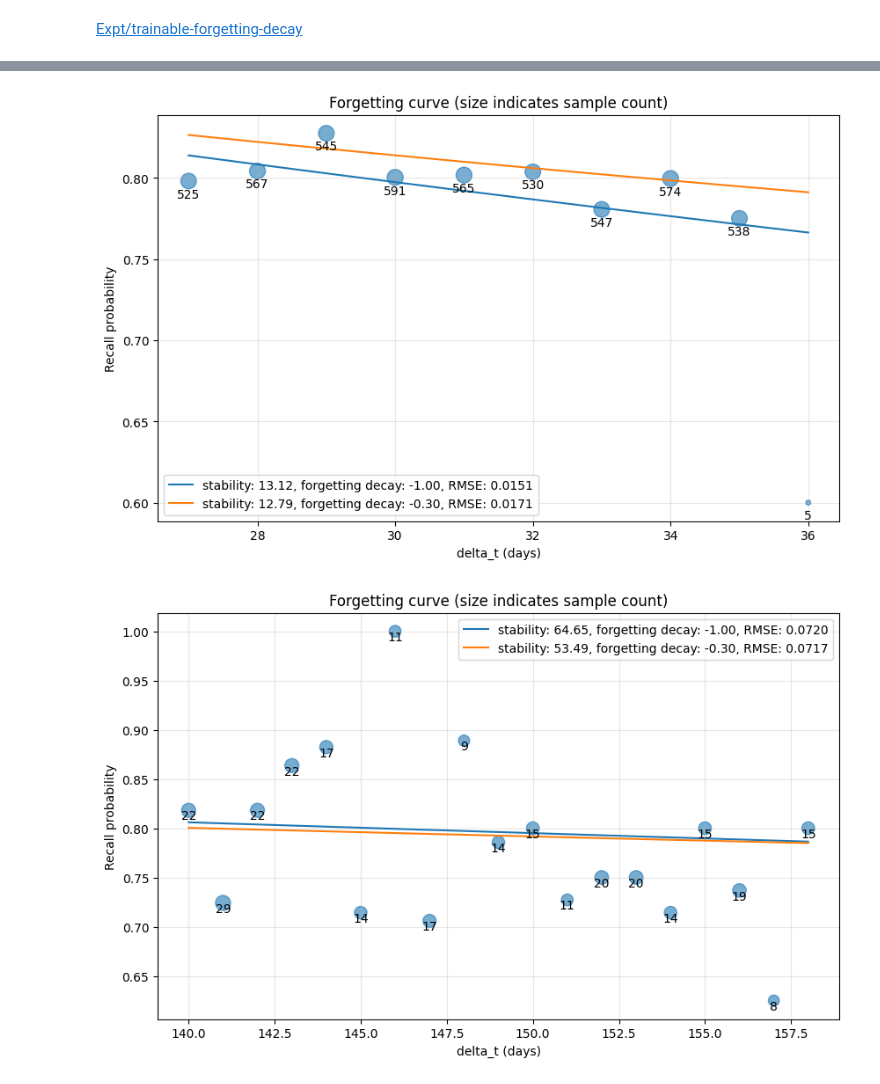
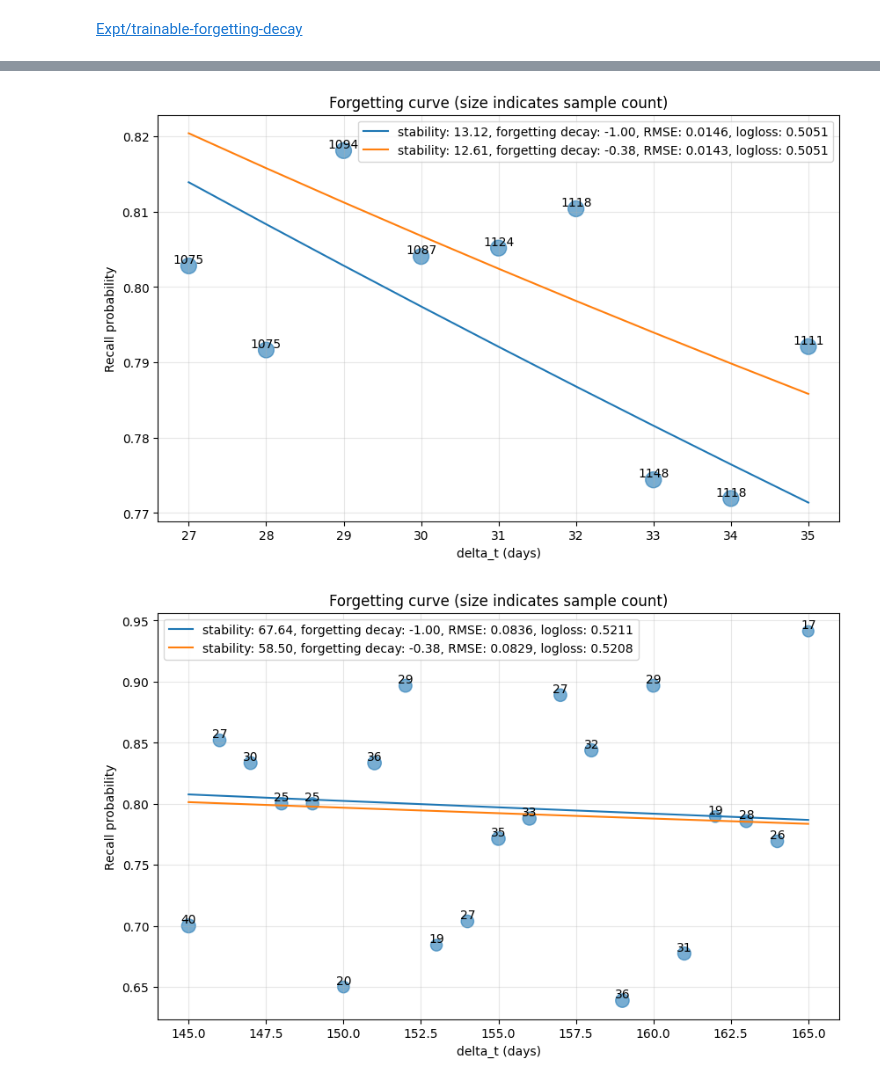
Before and after one commit to open-spaced-repetition/fsrs-trained-on-simulated-data, a Jupyter notebook: trainable-forgetting-decay.ipynb, the cells around one changed output, grey strips where cells are left out. Saved outputs shown, nothing was run; the diff lists cells and outputs as text; code cells hidden in the pictures.

```diff
--- a/trainable-forgetting-decay.ipynb
+++ b/trainable-forgetting-decay.ipynb
@@ -38,7 +38,9 @@ def generate_revlog_from_simulation(initial_parameters, learn_span):
     _, _, _, _, _, revlogs = simulate(
         w=initial_parameters,
         request_retention=0.8,
+        deck_size=20000,
         learn_span=learn_span,
+        max_cost_perday=3600,
         first_rating_offset=np.array([0, 0, 0, 0]),
         first_session_len=np.array([0, 0, 0, 0]),
         forget_rating_offset=0,
@@ -110,6 +112,7 @@ def preprocess_revlog(flattened_revlogs):
 import matplotlib.pyplot as plt
 
 decay_list = []
+trained_parameters = None
 
 def train_and_evaluate(df):
     plt.close("all")
@@ -125,7 +128,8 @@ def train_and_evaluate(df):
     optimizer.define_model()
     optimizer.pretrain(dataset=df, verbose=False)
     optimizer.train(gamma=0, verbose=False)
-    print(optimizer.w)
+    global trained_parameters
+    trained_parameters = optimizer.w
     decay_list.append(optimizer.w[19])
     loss_before, loss_after = optimizer.evaluate(save_to_file=False)
     print(f"loss before: {loss_before:.4f}, loss after: {loss_after:.4f}")
@@ -135,7 +139,7 @@ def train_and_evaluate(df):
     print(f"RMSE(bins): {rmse:.4f}")
     print(f"AUC: {auc:.4f}")
     deviations = []
-    for param, trained_param in zip(initial_parameters, optimizer.w):
+    for param, trained_param in zip(initial_parameters, trained_parameters):
         if param == 0 and trained_param == 0:
             continue
         smape = abs(param - trained_param) / ((abs(param) + abs(trained_param)) / 2)
@@ -158,7 +162,7 @@ def evaluate_initial_parameters(dataset):
     print(f"AUC: {auc:.4f}")
     return loss_after, rmse, auc
 # %%
-learn_span_list = [30, 60, 120, 240, 480, 960]
+learn_span_list = [30, 60, 120, 240, 480, 960, 1920]
 sample_size_list = []
 logloss_list = []
 rmse_list = []
@@ -325,64 +329,43 @@ plt.show()
 # %%
 from fsrs_optimizer import power_forgetting_curve
-from sklearn.metrics import root_mean_squared_error
-
-trained_parameters = [
-    1.2158,
-    2.0148,
-    12.791,
-    47.2239,
-    6.9295,
-    0.4603,
-    1.3643,
-    0.0013,
-    1.3535,
-    0.1389,
-    1.0239,
-    1.6395,
-    0.2077,
-    0.2671,
-    2.4884,
-    0.1325,
-    3.0349,
-    0.0,
-    0.0,
-    0.2989,
-]
+from sklearn.metrics import root_mean_squared_error, log_loss
 
 initial = Optimizer()
 initial.dataset = dataset.copy()
 initial.w = initial_parameters
 loss_before, loss_after = initial.evaluate(save_to_file=False)
 trained = Optimizer()
 trained.dataset = dataset.copy()
 trained.w = trained_parameters
 loss_before, loss_after = trained.evaluate(save_to_file=False)
-for r_history, t_history in [("3", "0"), ("3,3", "0,30")]:
+for r_history in ["3", "3,3", "3,3,3"]:
+    t_history = df[df["r_history"] == r_history]["t_history"].value_counts().index[0]
     stabilities = []
     for df in [initial.dataset, trained.dataset]:
         tmp = df[(df["r_history"] == r_history) & (df["t_history"] == t_history)]
         points = tmp.groupby("delta_t")["y"].agg(["mean", "count"])
         stabilities.append(tmp["stability"].unique()[0])
     y_true = points["mean"]
     plt.figure(figsize=(10, 6))
     plt.scatter(points.index, y_true, s=np.sqrt(points["count"] / sum(points["count"])) * 500, alpha=0.6)
     for x, y in zip(points.index, y_true):
-        plt.text(x, y - 0.012, points["count"][x], ha='center', va='bottom')
+        plt.text(x, y, points["count"][x], ha='center', va='bottom')
 
     for s, d in zip(stabilities, [initial_parameters[19], trained_parameters[19]]):
         y_pred = power_forgetting_curve(points.index, s, -d)
         rmse = root_mean_squared_error(y_true, y_pred, sample_weight=points["count"])
+        logloss = log_loss(tmp["y"], power_forgetting_curve(tmp["delta_t"], s, -d), )
         plt.plot(
             points.index,
             y_pred,
-            label=f"stability: {s:.2f}, forgetting decay: {-d:.2f}, RMSE: {rmse:.4f}",
+            label=f"stability: {s:.2f}, forgetting decay: {-d:.2f}, RMSE: {rmse:.4f}, logloss: {logloss:.4f}",
         )
     plt.xlabel("delta_t (days)")
     plt.ylabel("Recall probability")
     plt.title("Forgetting curve (size indicates sample count)")
     plt.grid(True, alpha=0.3)
     plt.legend()
     plt.show()
 # %% [output]
-[figure, old version]
+[figure, new version]
-[figure, old version]
+[figure, new version]
```
Also changed, not shown: parts of 5 cells of this notebook.
